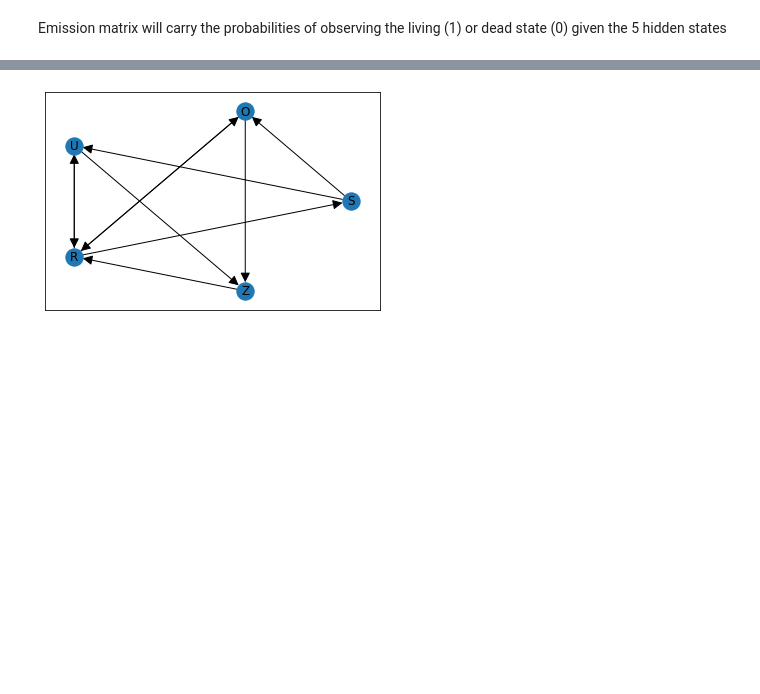
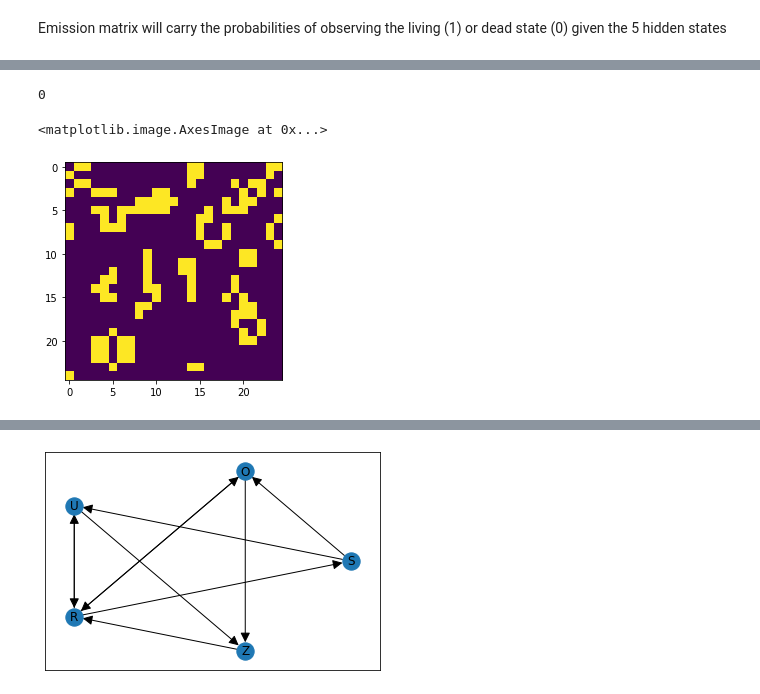
Before and after one commit to JoaoRibeiroMedeiros/NoiseFilters, a Jupyter notebook: ReverseGameOfLife.ipynb, the cells around one changed output, grey strips where cells are left out. Drawn from its saved outputs; the diff is of its cells as text; code cells hidden in the pictures; blank space fills up the shorter version.

```diff
--- a/ReverseGameOfLife.ipynb
+++ b/ReverseGameOfLife.ipynb
@@ -307,0 +396,2 @@ TM
+# %%
+df = pd.read_csv('train.csv')
@@ -307,0 +406,18 @@ TM
+# %%
+listastart = ['start_' + str(i) for i in range(0,625)]
+listastop = ['stop_' + str(i) for i in range(0,625)]
+# %%
+starts = df[listastart]
+stops = df[listastop]
+# %%
+starts['start_0'][0]
+# %% [output]
+0
+# %%
+startssquare = []
+for i in range(50000):
+  x = np.zeros((25,25))
+  for j in range(25):
+    for k in range(25):
+      x[j][k] = starts['start_'+ str(j*25 + k)][i]
+  startssquare.append(x)
@@ -307,0 +432,5 @@ TM
+# %%
+plt.imshow(startssquare[3])
+# %% [output]
+<matplotlib.image.AxesImage at 0x...>
+[figure, added]
```
Also changed, not shown: parts of 26 cells of this notebook.
